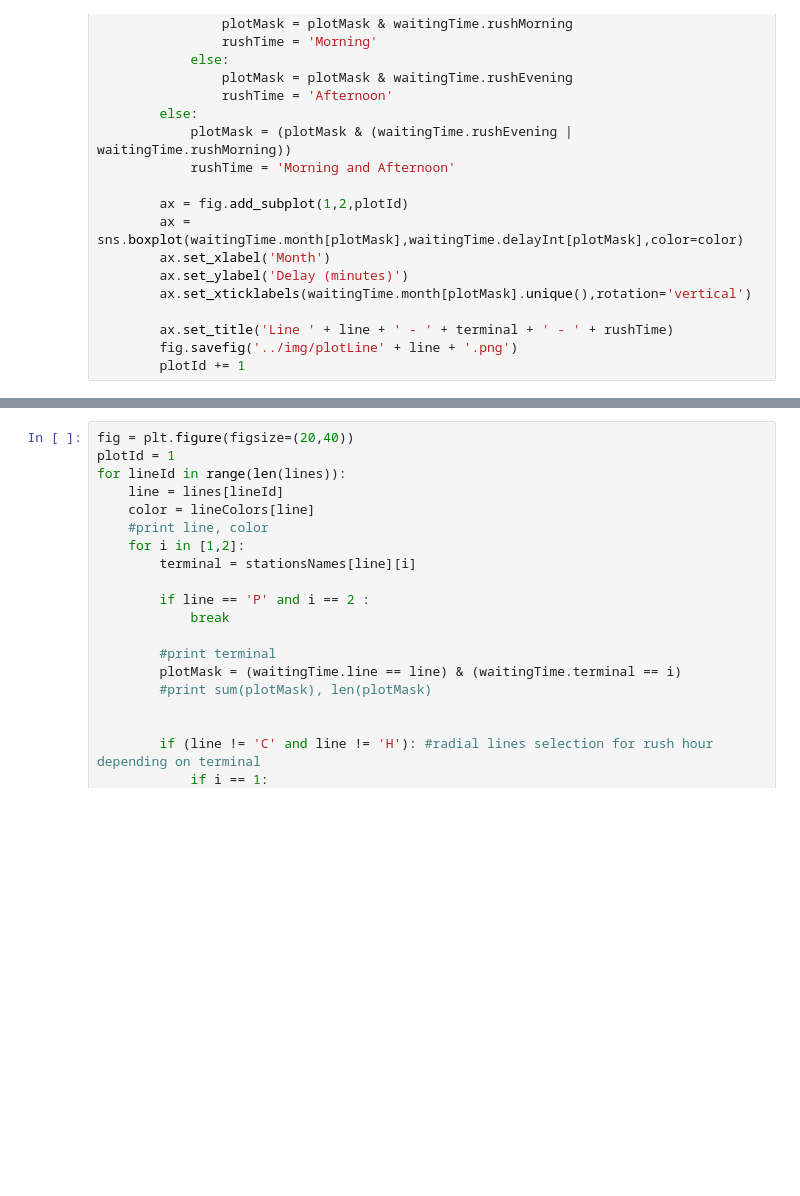
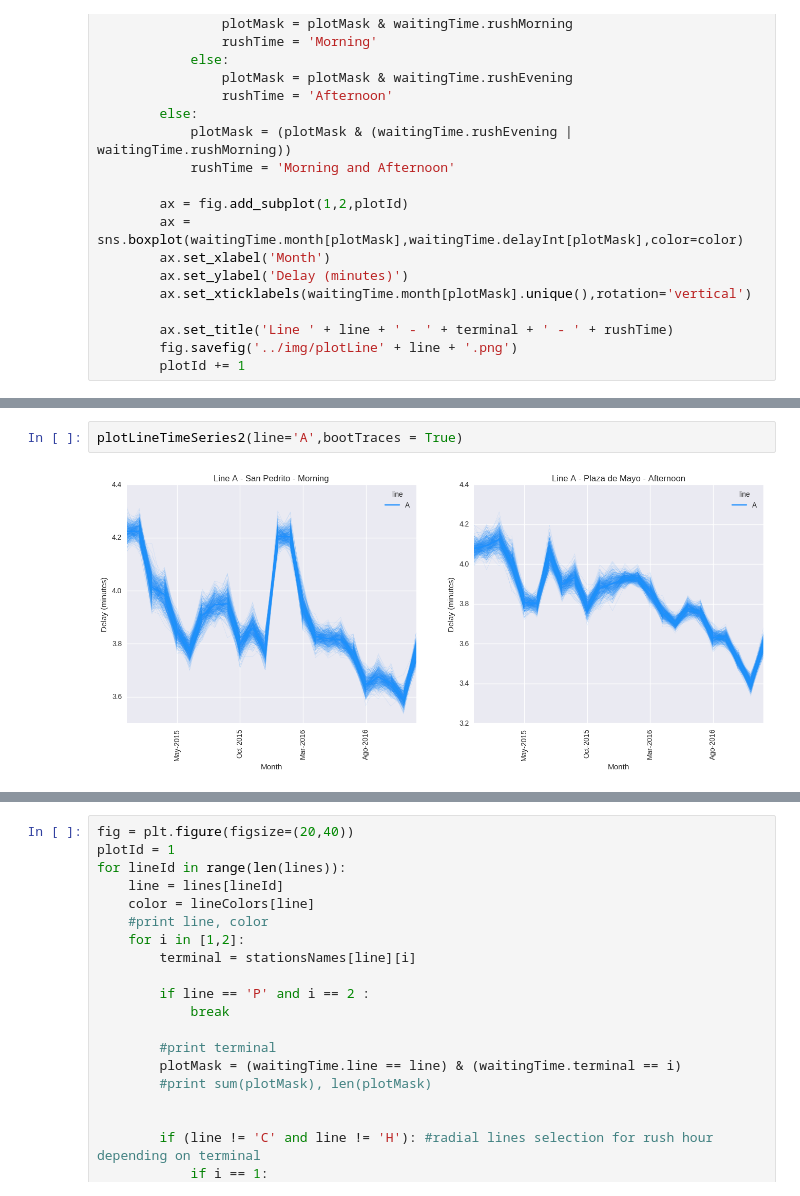
Before and after one commit to alephcero/baSubwayObservatory, a Jupyter notebook: src/dataAnalysis.ipynb, the cells around one changed output, grey strips where cells are left out. Saved outputs shown, nothing was run; the diff lists cells and outputs as text; blank space fills up the shorter version.

```diff
--- a/src/dataAnalysis.ipynb
+++ b/src/dataAnalysis.ipynb
@@ -276,0 +355,4 @@ plotLineTimeSeries(line='H')
+# %%
+plotLineTimeSeries2(line='A',bootTraces = True)
+# %% [output]
+[figure, added]
```
Also changed, not shown: parts of 10 cells of this notebook, 3 other files.
